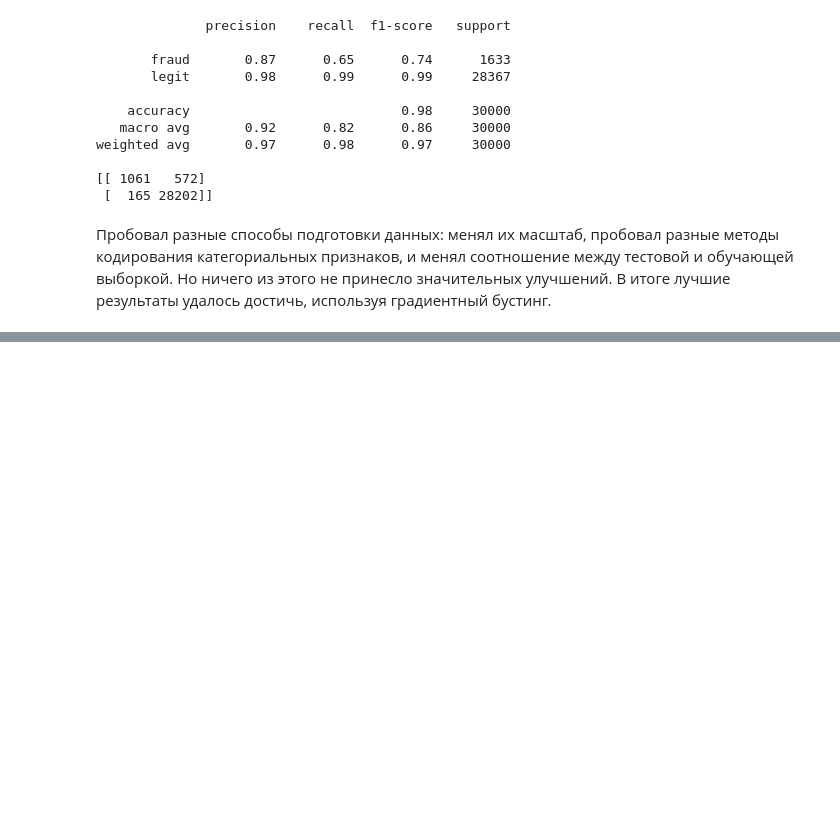
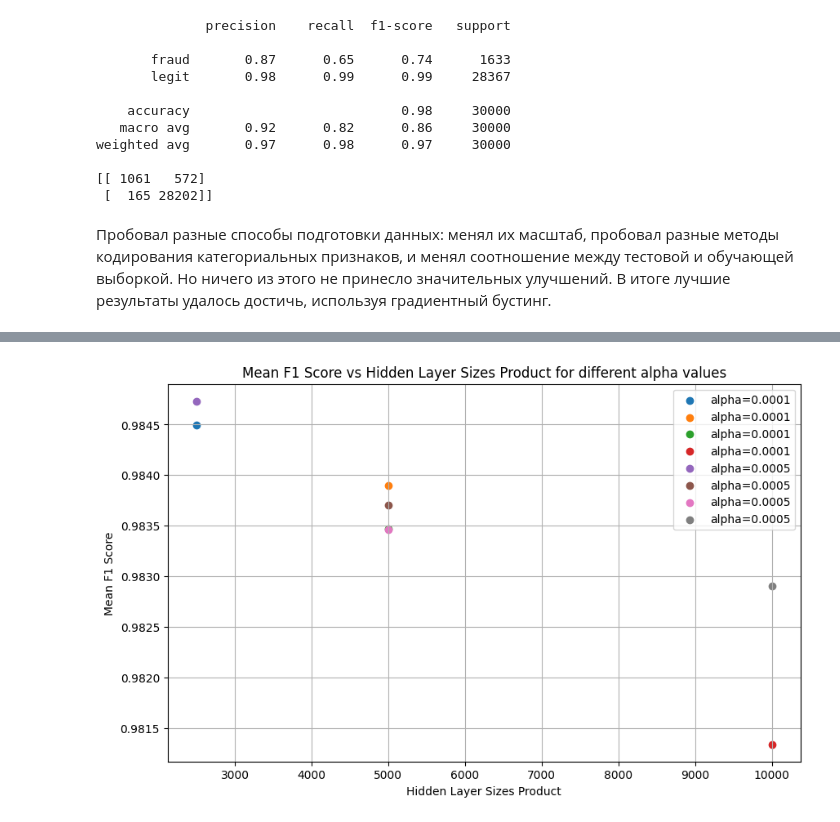
Before and after one commit to AntonVinogradovS/ML, a Jupyter notebook: main.ipynb, the cells around one changed output, grey strips where cells are left out. Saved outputs shown, nothing was run; the diff lists cells and outputs as text; code cells hidden in the pictures; blank space fills up the shorter version.

```diff
--- a/main.ipynb
+++ b/main.ipynb
@@ -337,0 +567,26 @@ weighted avg       0.97      0.98      0.97     30000
+# %%
+import matplotlib.pyplot as plt
+
+
+results = grid.cv_results_
+hidden_layer_sizes = results['param_hidden_layer_sizes']
+alpha_values = results['param_alpha']
+scores = results['mean_test_score']
+
+
+hidden_layer_sizes_numeric = [np.prod(size) for size in hidden_layer_sizes]
+alpha_values_str = [str(val) for val in alpha_values]
+
+
+plt.figure(figsize=(10, 6))
+for i, val in enumerate(alpha_values_str):
+    plt.scatter(hidden_layer_sizes_numeric[i], scores[i], label=f"alpha={val}")
+
+plt.xlabel('Hidden Layer Sizes Product')
+plt.ylabel('Mean F1 Score')
+plt.title('Mean F1 Score vs Hidden Layer Sizes Product for different alpha values')
+plt.legend()
+plt.grid(True)
+plt.show()
+# %% [output]
+[figure, added]
```
Also changed, not shown: parts of 24 cells of this notebook, 1 other file.
